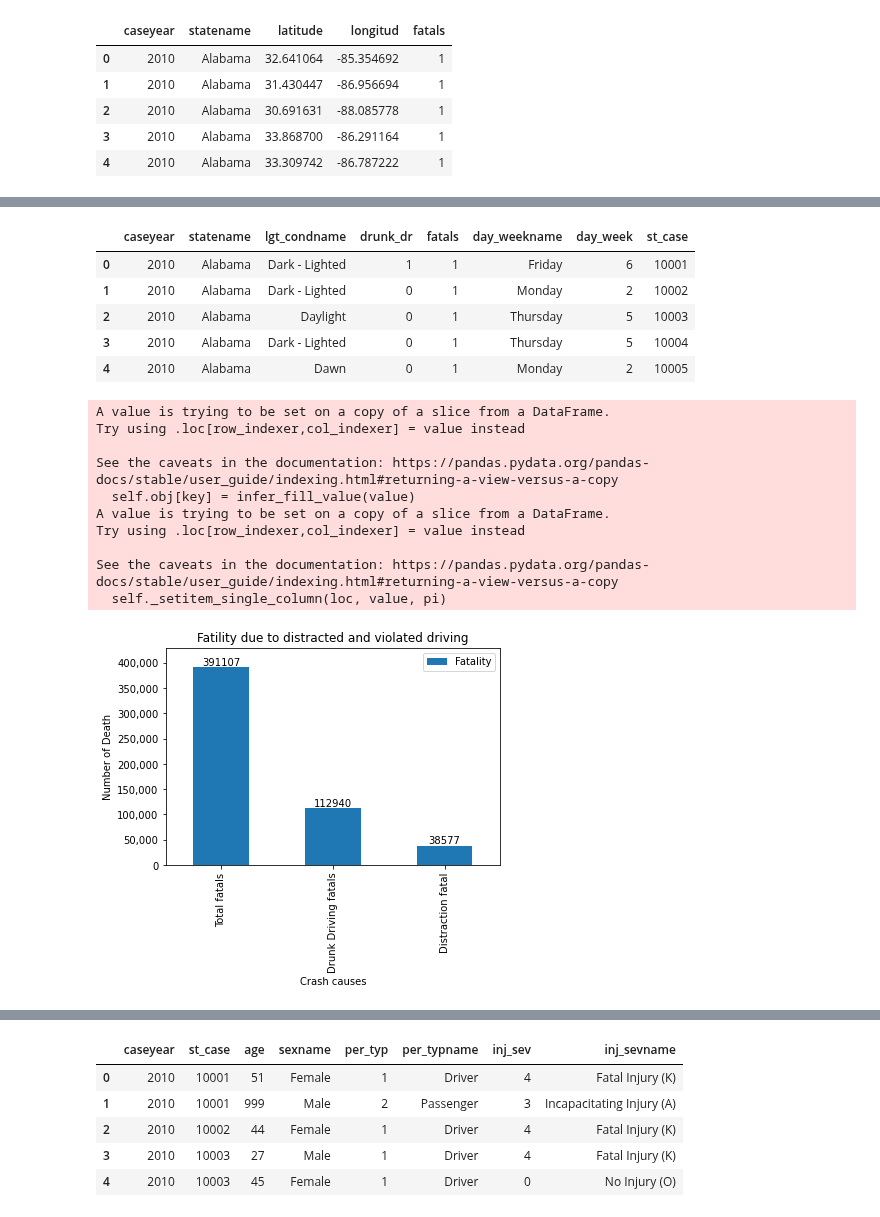
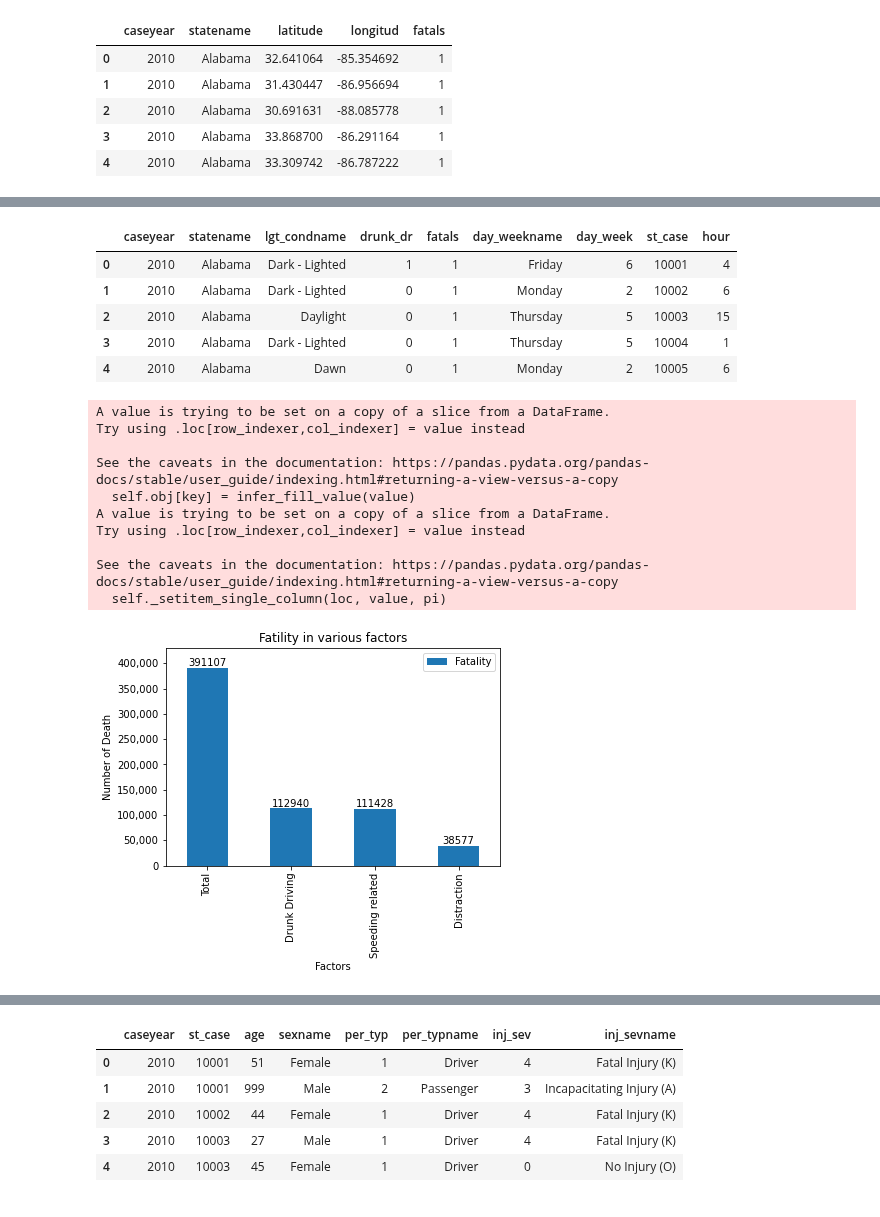
Before and after one commit to MZt92-ui/Project-1-Group-3, a Jupyter notebook: car_crash/data_analyse.ipynb, the cells around one changed output, grey strips where cells are left out. Saved outputs shown, nothing was run; the diff lists cells and outputs as text; code cells hidden in the pictures.

```diff
--- a/car_crash/data_analyse.ipynb
+++ b/car_crash/data_analyse.ipynb
@@ -66,10 +46,8 @@ death_by_year = fatality.groupby('caseyear').sum()['fatals'].reset_index()
 summary_crash_case = fatal_case_by_year.merge(injury_property_damage,on='caseyear')
 summary_crash_case = summary_crash_case.merge(death_by_year,on='caseyear')
 summary_crash_case['total_crash'] = summary_crash_case.fatals_case_only + summary_crash_case.injury_only + summary_crash_case.property_damage_only
-summary_crash_case = summary_crash_case.merge(vehicle_miles.loc[vehicle_miles['mode'] == 'Car',['caseyear','vehicle_miles_milions']],on='caseyear')
 summary_crash_case['fatality_per_thousand_crash'] = summary_crash_case.fatals / summary_crash_case.total_crash * 1000
-summary_crash_case['fatality_per_vmt'] = summary_crash_case.fatals / summary_crash_case.vehicle_miles_milions
 summary_crash_case.to_csv('summary_data/car.csv',index=False)
-summary_crash_case.tail()
+summary_crash_case.head()
 # %% [output]
 |  | caseyear | fatals_case_only | injury_only | property_damage_only | fatals | total_crash | ... |
@@ -174,17 +146,17 @@ fig
 [interactive output not drawn]
 # %%
 #analyse fatality per causes
-cause_df = fatality[['caseyear','statename','lgt_condname','drunk_dr','fatals','day_weekname','day_week','st_case']]
+cause_df = fatality[['caseyear','statename','lgt_condname','drunk_dr','fatals','day_weekname','day_week','st_case','hour']]
 cause_df.head()
 # %% [output]
-|  | caseyear | statename | lgt_condname | drunk_dr | fatals | day_weekname | day_week | st_case |
-| 0 | 2010 | Alabama | Dark - Lighted | 1 | 1 | Friday | 6 | 10001 |
-| 1 | 2010 | Alabama | Dark - Lighted | 0 | 1 | Monday | 2 | 10002 |
-| 2 | 2010 | Alabama | Daylight | 0 | 1 | Thursday | 5 | 10003 |
-| 3 | 2010 | Alabama | Dark - Lighted | 0 | 1 | Thursday | 5 | 10004 |
-| 4 | 2010 | Alabama | Dawn | 0 | 1 | Monday | 2 | 10005 |
+|  | caseyear | statename | lgt_condname | drunk_dr | fatals | day_weekname | day_week | st_case | hour |
+| 0 | 2010 | Alabama | Dark - Lighted | 1 | 1 | Friday | 6 | 10001 | 4 |
+| 1 | 2010 | Alabama | Dark - Lighted | 0 | 1 | Monday | 2 | 10002 | 6 |
+| 2 | 2010 | Alabama | Daylight | 0 | 1 | Thursday | 5 | 10003 | 15 |
+| 3 | 2010 | Alabama | Dark - Lighted | 0 | 1 | Thursday | 5 | 10004 | 1 |
+| 4 | 2010 | Alabama | Dawn | 0 | 1 | Monday | 2 | 10005 | 6 |
 # %%
-#fatality vs drunk driver and distraction
+#fatality vs factors
 cause_df.loc[cause_df['drunk_dr']>=1,'drunk_driver']='YES'
 cause_df.loc[cause_df['drunk_dr']==0,'drunk_driver']='NO'
 drunk_drive = cause_df.groupby('drunk_driver').sum()['fatals'].reset_index()
@@ -195,36 +167,43 @@ distract = pd.read_csv('data/DISTRACT.csv')
 bin = [-1,0,0.2,0.5,0.7,1000]
 labels = ['No Distraction', 'Unknow if Distracted','Not Reported','No Driver Present' , 'Distracted']
 distract['distraction_category']=pd.cut(distract['distract_code'],bins=bin,labels=labels)
+#get speed related data
+speed = pd.read_csv('data/VEHICLE.csv')
+speed=speed[speed['speedrelname'].isin(['Yes','Yes, Exceeded Speed Limit',
+                                'Yes, Too Fast for Conditions','Yes, Specifics Unknown','Yes, Racing'])]
+speed=speed.drop_duplicates(subset=['caseyear','st_case'])
 #merge to get fatals data
 distraction = distract.merge(cause_df,on=['caseyear','st_case'],how='left')
+speed = speed.merge(cause_df,on=['caseyear','st_case'],how='left')
 #calculate fatals data for each category
 Total_fatals = summary_crash_case.fatals.sum()
 distracted_fatals = distraction.loc[distraction['distraction_category']=='Distracted','fatals'].sum()
 drunk_drive_fatals = cause_df.loc[cause_df['drunk_driver']=='YES','fatals'].sum()
+speeding_related_fatals = speed['fatals'].sum()
 
 #create dataframe for plotting
-drunk_distraction = pd.DataFrame({'category':['Total fatals','Drunk Driving fatals','Distraction fatal'],
-                                      'Death':[Total_fatals,drunk_drive_fatals,distracted_fatals]})
+drunk_distraction = pd.DataFrame({'category':['Total','Drunk Driving','Speeding related','Distraction'],
+                                      'Death':[Total_fatals,drunk_drive_fatals,speeding_related_fatals,distracted_fatals]})
 drunk_distraction.set_index('category',inplace=True)
-p=drunk_distraction.plot.bar(title='Fatility due to distracted and violated driving')
-p.set_xlabel ('Crash causes')
+p=drunk_distraction.plot.bar(title='Fatility in various factors')
+p.set_xlabel ('Factors')
 p.set_ylabel ('Number of Death')
 p.yaxis.set_major_formatter(mpl.ticker.StrMethodFormatter('{x:,.0f}'))
 p.legend(['Fatality'])
 p.bar_label(p.containers[0])
 p.set_ylim(0,430000)
 
 p.figure.savefig('Output/drunk_distraction_fatals.png',bbox_inches='tight')
 # %% [output]
 A value is trying to be set on a copy of a slice from a DataFrame.
 Try using .loc[row_indexer,col_indexer] = value instead
 
 See the caveats in the documentation: https://pandas.pydata.org/pandas-docs/stable/user_guide/indexing.html#returning-a-view-versus-a-copy
   self.obj[key] = infer_fill_value(value)
 A value is trying to be set on a copy of a slice from a DataFrame.
 Try using .loc[row_indexer,col_indexer] = value instead
 
 See the caveats in the documentation: https://pandas.pydata.org/pandas-docs/stable/user_guide/indexing.html#returning-a-view-versus-a-copy
   self._setitem_single_column(loc, value, pi)
-[figure, old version]
+[figure, new version]
 # %%
```
Also changed, not shown: parts of 10 cells of this notebook, 14 other files.
